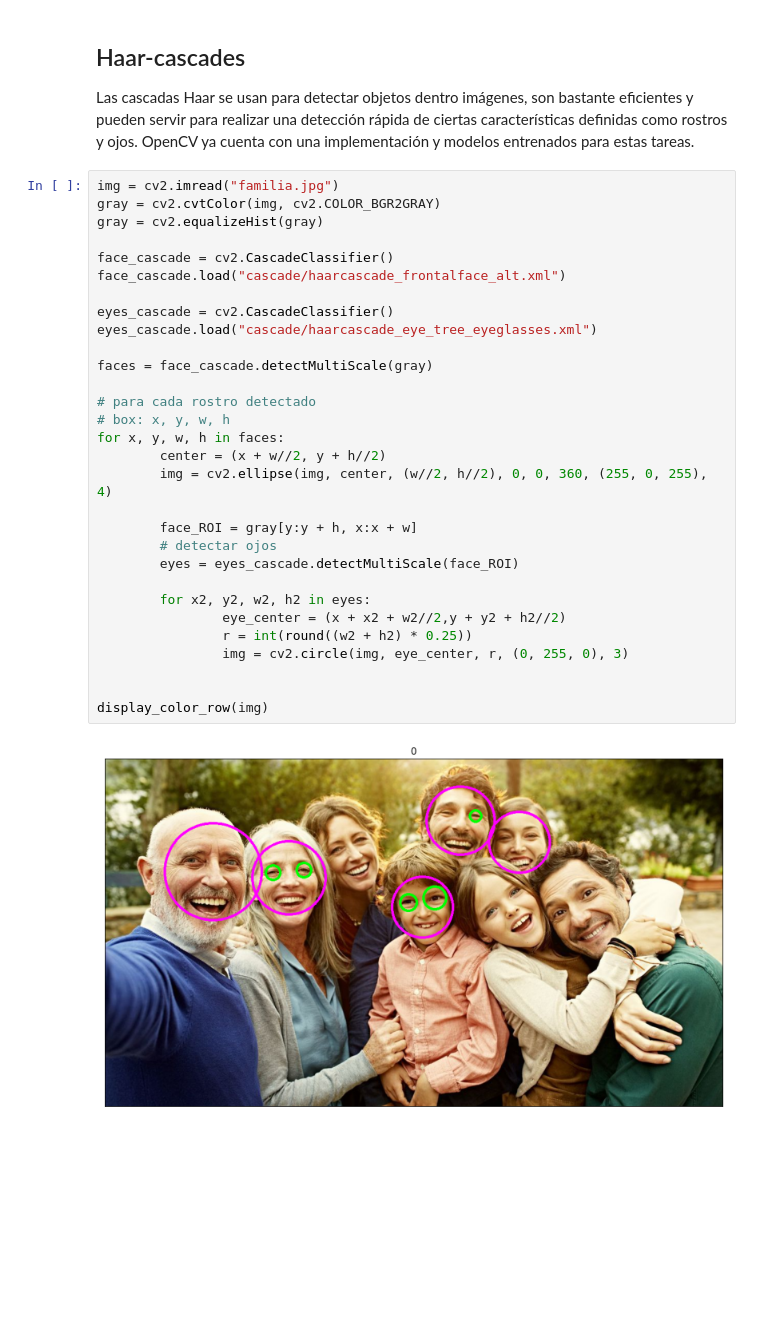
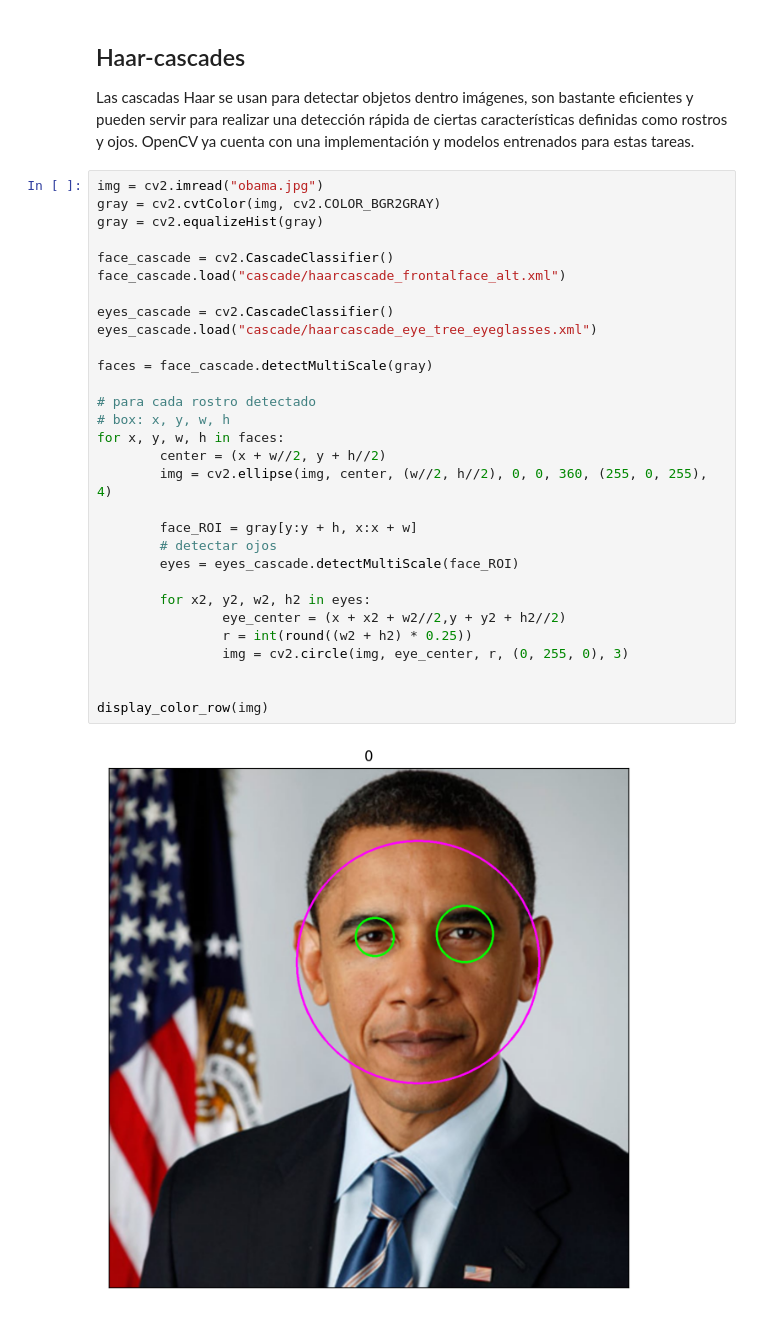
Before and after one commit to tabris2015/infografia-2-2022, a Jupyter notebook: computer_vision/object_detection/feature_extraction.ipynb, the cells around one changed output. Saved outputs shown, nothing was run; the diff lists cells and outputs as text; blank space fills up the shorter version.

```diff
--- a/computer_vision/object_detection/feature_extraction.ipynb
+++ b/computer_vision/object_detection/feature_extraction.ipynb
@@ -111,34 +111,34 @@ display_gray_row(result)
 ## Haar-cascades
 Las cascadas Haar se usan para detectar objetos dentro imágenes, son bastante eficientes y pueden servir para realizar una detección rápida de ciertas características definidas como rostros y ojos. OpenCV ya cuenta con una implementación y modelos entrenados para estas tareas.
 # %%
-img = cv2.imread("familia.jpg")
+img = cv2.imread("obama.jpg")
 gray = cv2.cvtColor(img, cv2.COLOR_BGR2GRAY)
 gray = cv2.equalizeHist(gray)
 
 face_cascade = cv2.CascadeClassifier()
 face_cascade.load("cascade/haarcascade_frontalface_alt.xml")
 
 eyes_cascade = cv2.CascadeClassifier()
 eyes_cascade.load("cascade/haarcascade_eye_tree_eyeglasses.xml")
 
 faces = face_cascade.detectMultiScale(gray)
 
 # para cada rostro detectado
 # box: x, y, w, h
 for x, y, w, h in faces:
         center = (x + w//2, y + h//2)
         img = cv2.ellipse(img, center, (w//2, h//2), 0, 0, 360, (255, 0, 255), 4)
 
         face_ROI = gray[y:y + h, x:x + w]
         # detectar ojos
         eyes = eyes_cascade.detectMultiScale(face_ROI)
 
         for x2, y2, w2, h2 in eyes:
                 eye_center = (x + x2 + w2//2,y + y2 + h2//2)
                 r = int(round((w2 + h2) * 0.25))
                 img = cv2.circle(img, eye_center, r, (0, 255, 0), 3)
 
 
 display_color_row(img)
 # %% [output]
-[figure, old version]
+[figure, new version]
```
Also changed, not shown: parts of 5 cells of this notebook, 3 other files.
